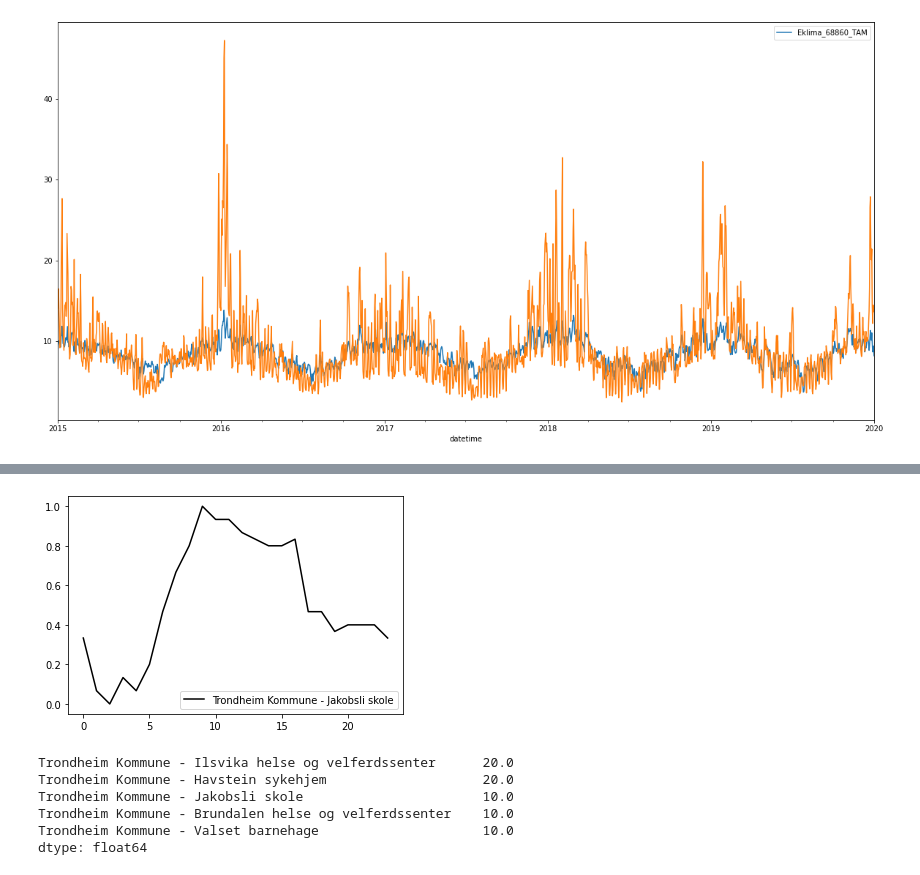
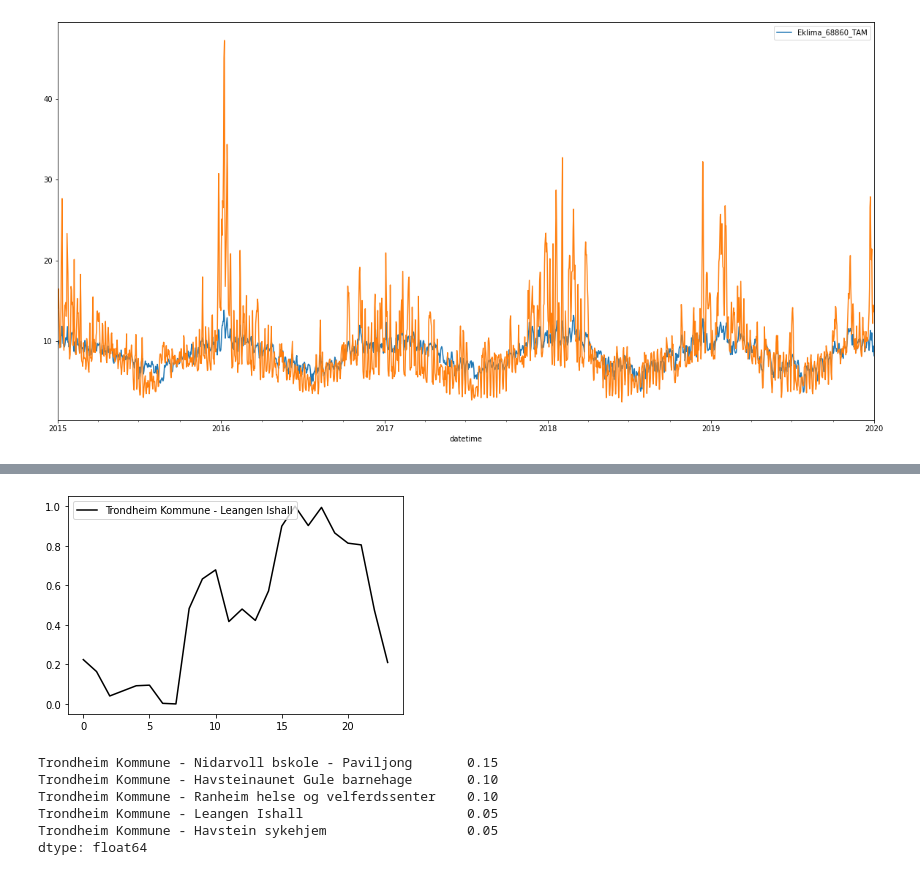
Before and after one commit to dagokl/trdk02_energy_consumption, a Jupyter notebook: models/resources/knnDTW.ipynb, the cells around one changed output, grey strips where cells are left out. Cells and saved outputs as stored; diff of their text form; code cells hidden in the pictures.

```diff
--- a/models/resources/knnDTW.ipynb
+++ b/models/resources/knnDTW.ipynb
@@ -109,7 +117,7 @@ Length: 1827, dtype: float64
 [figure]
 # %%
 # how many anomalies are over threshold
-threshold = 0.5
+threshold = 0.9
 amount = anomalies[anomalies > threshold].count()
 # sum of amount
 print(amount.sum())
@@ -192,32 +200,32 @@ plt.show()
 # %%
-query_idx = 200
-n_neighbors = 10
+query_idx = 0
+n_neighbors = 20
 
 plt.plot(X_nolabel[query_idx].ravel(), "k-", label=str(X[query_idx + start, -2]))
 plt.legend()
 plt.show()
 
 knn = KNeighborsTimeSeries(n_neighbors=n_neighbors, metric='dtw')
 knn.fit(X_nolabel)
 ind = knn.kneighbors(X_nolabel[query_idx].reshape(1, -1), return_distance=False)
 
 # count labels of all n nearest neighbors
 labels = X[ind[0, :] + start, -2]
 # create pd series with each label counted
 label_counts = pd.Series(labels).value_counts()
 # sort by count
 label_counts.sort_values(ascending=False, inplace=True)
 # create percanetage of each label
-label_counts = 100 * label_counts / label_counts.sum()
+label_counts = label_counts / label_counts.sum()
 # get 5 labels with highest percentage
 print(label_counts.head(5))
 # %% [output]
-[figure, old version]
+[figure, new version]
-Trondheim Kommune - Ilsvika helse og velferdssenter      20.0
-Trondheim Kommune - Havstein sykehjem                    20.0
-Trondheim Kommune - Jakobsli skole                       10.0
-Trondheim Kommune - Brundalen helse og velferdssenter    10.0
-Trondheim Kommune - Valset barnehage                     10.0
+Trondheim Kommune - Nidarvoll bskole - Paviljong       0.15
+Trondheim Kommune - Havsteinaunet Gule barnehage       0.10
+Trondheim Kommune - Ranheim helse og velferdssenter    0.10
+Trondheim Kommune - Leangen Ishall                     0.05
+Trondheim Kommune - Havstein sykehjem                  0.05
 dtype: float64
 # %%
 # Author: Romain Tavenard
```
Also changed, not shown: parts of 6 cells of this notebook, 3 other files.
